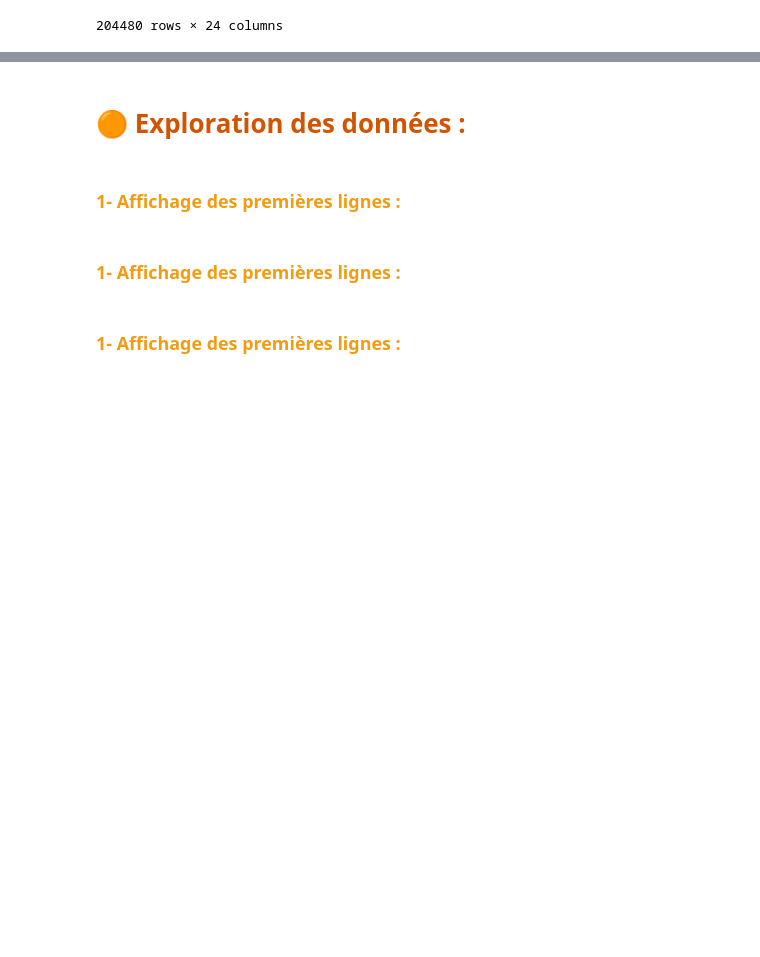
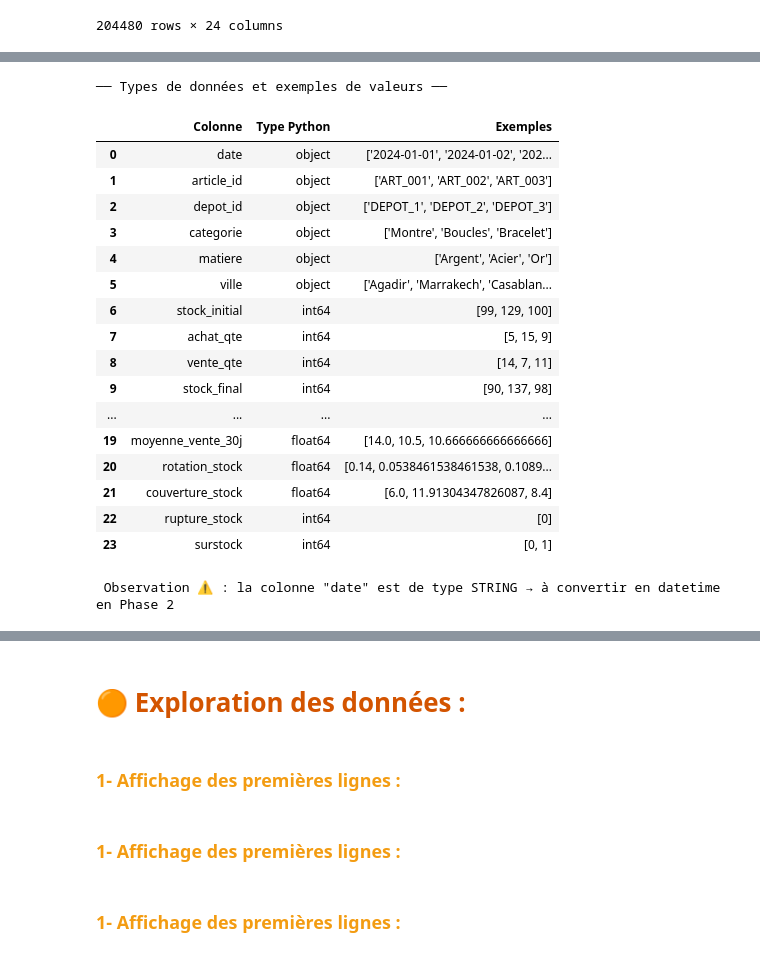
Before and after one commit to salmaIKSOD/Intelligent-Stock-Optimization-Platform, a Jupyter notebook: Notebooks/Stock.ipynb, the cells around one changed output, grey strips where cells are left out. Drawn from its saved outputs; the diff is of its cells as text; code cells hidden in the pictures; blank space fills up the shorter version.

Commit message:
Dictionnaire des données + L’aperçu des lignes et des colonnes

```diff
--- a/Notebooks/Stock.ipynb
+++ b/Notebooks/Stock.ipynb
@@ -88,0 +178,33 @@ df
+# %%
+# ── Résumé des types de données par colonne
+type_summary = pd.DataFrame({
+    'Colonne'     : df.columns,
+    'Type Python' : df.dtypes.values,
+    'Exemples'    : [str(df[col].unique()[:3].tolist()) for col in df.columns]
+})
+
+print('── Types de données et exemples de valeurs ──')
+display(type_summary)
+
+print()
+print(f' Observation ⚠️ : la colonne "date" est de type STRING → à convertir en datetime en Phase 2')
+# %% [output]
+── Types de données et exemples de valeurs ──
+|  | Colonne | Type Python | Exemples |
+| 0 | date | object | ['2024-01-01', '2024-01-02', '202... |
+| 1 | article_id | object | ['ART_001', 'ART_002', 'ART_003'] |
+| 2 | depot_id | object | ['DEPOT_1', 'DEPOT_2', 'DEPOT_3'] |
+| 3 | categorie | object | ['Montre', 'Boucles', 'Bracelet'] |
+| 4 | matiere | object | ['Argent', 'Acier', 'Or'] |
+| 5 | ville | object | ['Agadir', 'Marrakech', 'Casablan... |
+| 6 | stock_initial | int64 | [99, 129, 100] |
+| 7 | achat_qte | int64 | [5, 15, 9] |
+| 8 | vente_qte | int64 | [14, 7, 11] |
+| 9 | stock_final | int64 | [90, 137, 98] |
+| ... | ... | ... | ... |
+| 19 | moyenne_vente_30j | float64 | [14.0, 10.5, 10.666666666666666] |
+| 20 | rotation_stock | float64 | [0.14, 0.0538461538461538, 0.1089... |
+| 21 | couverture_stock | float64 | [6.0, 11.91304347826087, 8.4] |
+| 22 | rupture_stock | int64 | [0] |
+| 23 | surstock | int64 | [0, 1] |
+ Observation ⚠️ : la colonne "date" est de type STRING → à convertir en datetime en Phase 2
```
Also changed, not shown: parts of 10 cells of this notebook, 1 other file.
